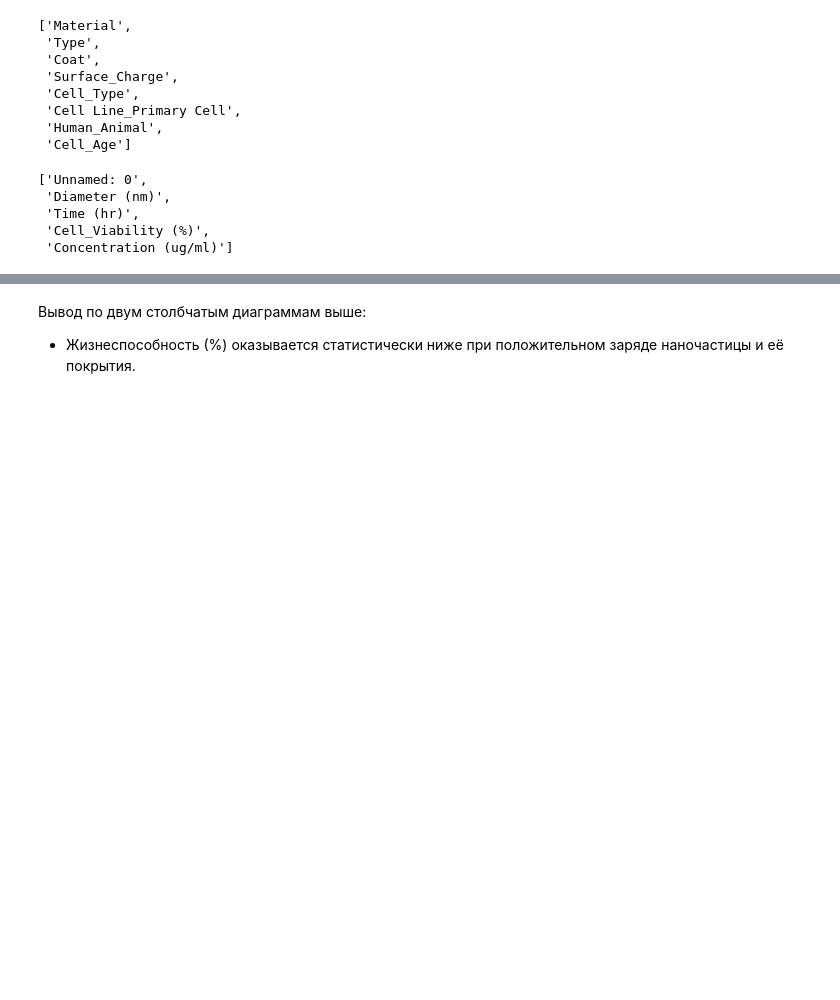
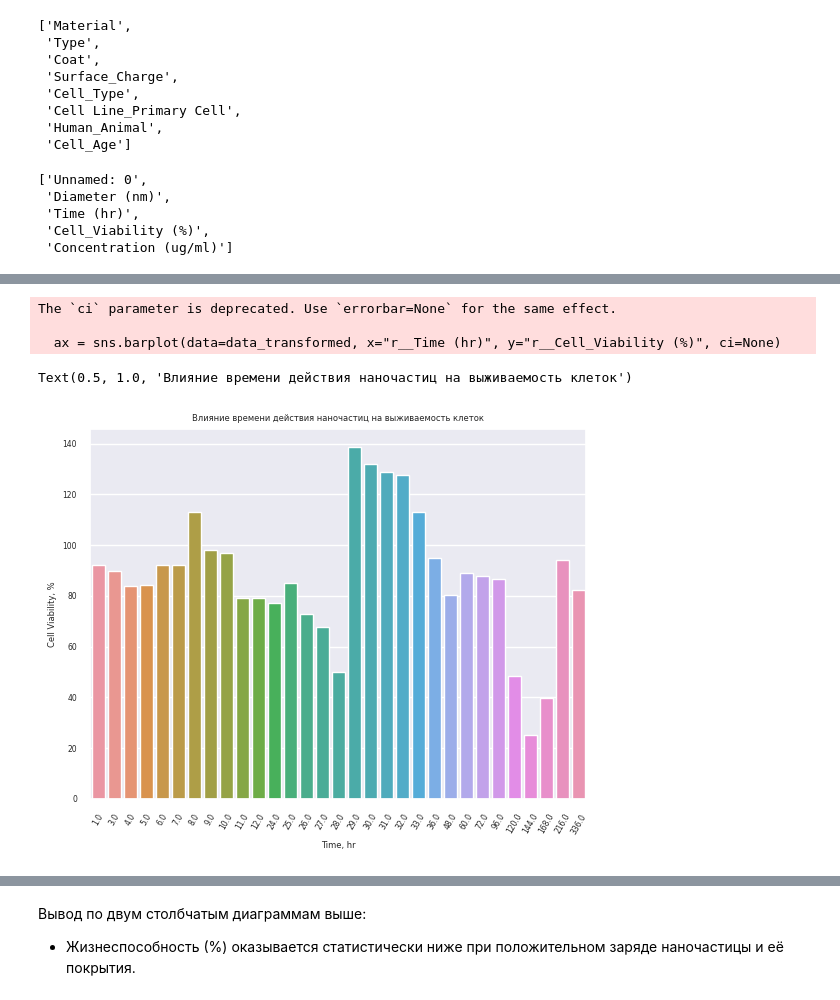
Before and after one commit to dobrotvorn/DataCon23, a Jupyter notebook: Mini_task1.ipynb, the cells around one changed output, grey strips where cells are left out. Drawn from its saved outputs; the diff is of its cells as text; code cells hidden in the pictures; blank space fills up the shorter version.

```diff
--- a/Mini_task1.ipynb
+++ b/Mini_task1.ipynb
@@ -562,0 +571,11 @@ Text(0.5, 1.0, 'Зависимость выживаемости клеток о
+# %%
+ax = sns.barplot(data=data_transformed, x="r__Time (hr)", y="r__Cell_Viability (%)", ci=None)
+ax.set(xlabel='Time, hr', ylabel='Cell Viability, %')
+ax.tick_params(axis='x', rotation=60)
+plt.title('Влияние времени действия наночастиц на выживаемость клеток')
+# %% [output]
+The `ci` parameter is deprecated. Use `errorbar=None` for the same effect.
+
+  ax = sns.barplot(data=data_transformed, x="r__Time (hr)", y="r__Cell_Viability (%)", ci=None)
+Text(0.5, 1.0, 'Влияние времени действия наночастиц на выживаемость клеток')
+[figure, added]
```
Also changed, not shown: parts of 6 cells of this notebook.
